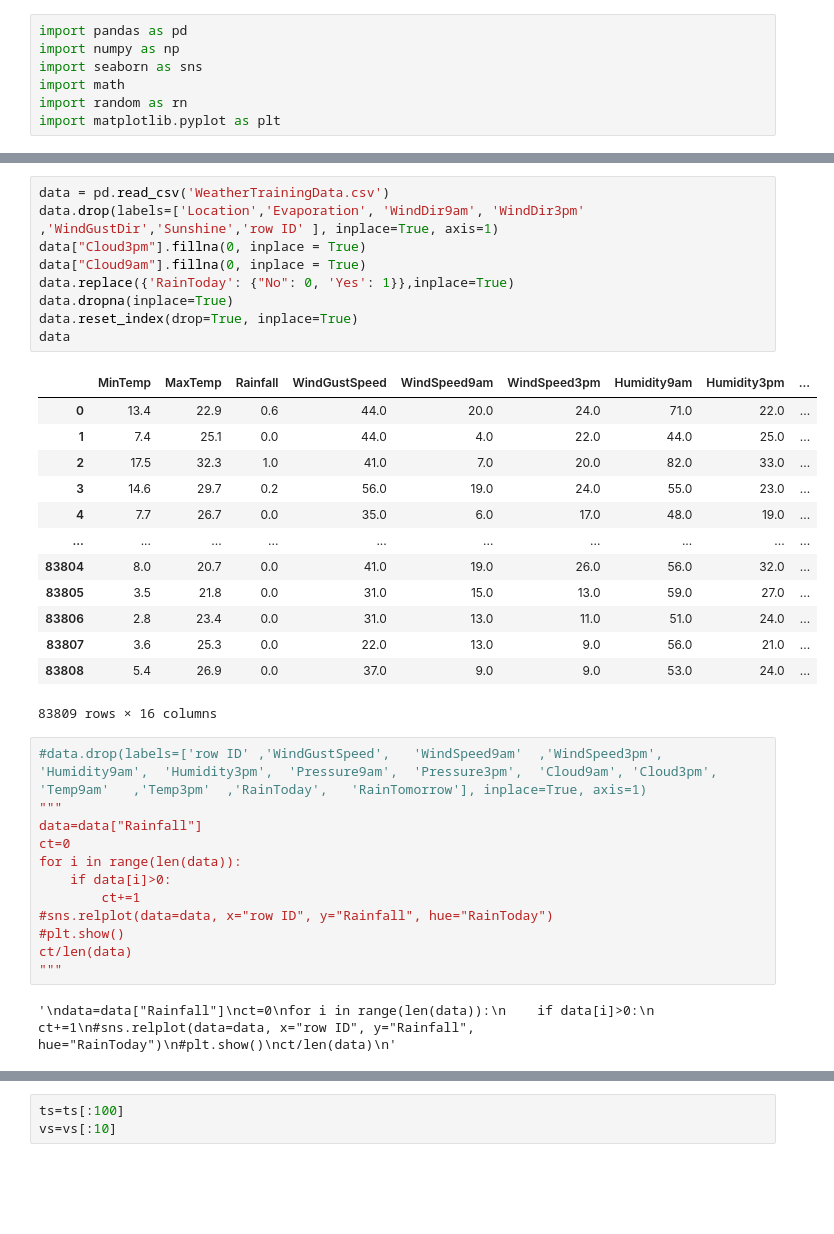
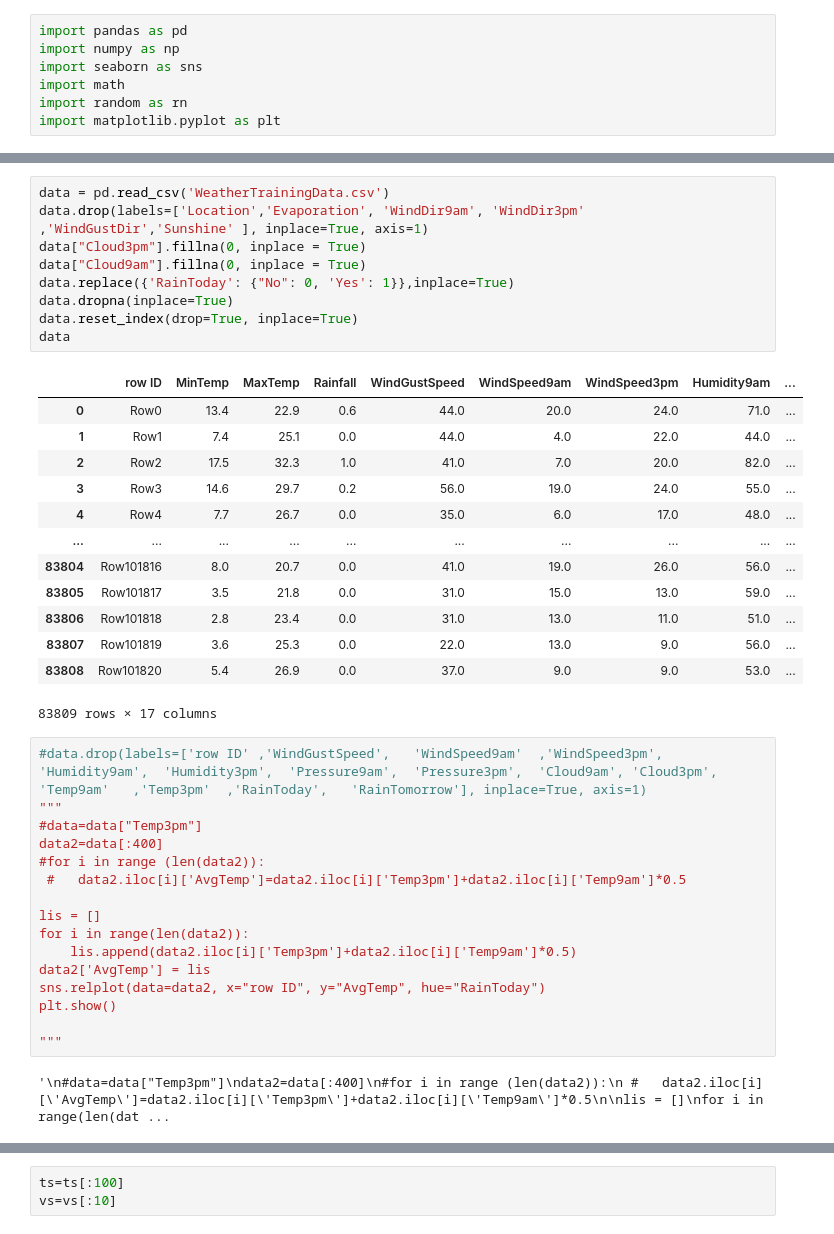
Before and after one commit to LukaszSzary/ProjectAI, a Jupyter notebook: data-processing.ipynb, the cells around one changed output, grey strips where cells are left out. Cells and saved outputs as stored; diff of their text form; blank space fills up the shorter version.

```diff
--- a/data-processing.ipynb
+++ b/data-processing.ipynb
@@ -58,40 +71,44 @@ def knnRain(recs,k):
 # %%
 data = pd.read_csv('WeatherTrainingData.csv')
-data.drop(labels=['Location','Evaporation', 'WindDir9am', 'WindDir3pm' ,'WindGustDir','Sunshine','row ID' ], inplace=True, axis=1)
+data.drop(labels=['Location','Evaporation', 'WindDir9am', 'WindDir3pm' ,'WindGustDir','Sunshine' ], inplace=True, axis=1)
 data["Cloud3pm"].fillna(0, inplace = True)
 data["Cloud9am"].fillna(0, inplace = True)
 data.replace({'RainToday': {"No": 0, 'Yes': 1}},inplace=True)
 data.dropna(inplace=True)
 data.reset_index(drop=True, inplace=True)
 data
 # %% [output]
-|  | MinTemp | MaxTemp | Rainfall | WindGustSpeed | WindSpeed9am | WindSpeed3pm | Humidity9am | Humidity3pm | ... |
-| 0 | 13.4 | 22.9 | 0.6 | 44.0 | 20.0 | 24.0 | 71.0 | 22.0 | ... |
-| 1 | 7.4 | 25.1 | 0.0 | 44.0 | 4.0 | 22.0 | 44.0 | 25.0 | ... |
-| 2 | 17.5 | 32.3 | 1.0 | 41.0 | 7.0 | 20.0 | 82.0 | 33.0 | ... |
-| 3 | 14.6 | 29.7 | 0.2 | 56.0 | 19.0 | 24.0 | 55.0 | 23.0 | ... |
-| 4 | 7.7 | 26.7 | 0.0 | 35.0 | 6.0 | 17.0 | 48.0 | 19.0 | ... |
+|  | row ID | MinTemp | MaxTemp | Rainfall | WindGustSpeed | WindSpeed9am | WindSpeed3pm | Humidity9am | ... |
+| 0 | Row0 | 13.4 | 22.9 | 0.6 | 44.0 | 20.0 | 24.0 | 71.0 | ... |
+| 1 | Row1 | 7.4 | 25.1 | 0.0 | 44.0 | 4.0 | 22.0 | 44.0 | ... |
+| 2 | Row2 | 17.5 | 32.3 | 1.0 | 41.0 | 7.0 | 20.0 | 82.0 | ... |
+| 3 | Row3 | 14.6 | 29.7 | 0.2 | 56.0 | 19.0 | 24.0 | 55.0 | ... |
+| 4 | Row4 | 7.7 | 26.7 | 0.0 | 35.0 | 6.0 | 17.0 | 48.0 | ... |
 | ... | ... | ... | ... | ... | ... | ... | ... | ... | ... |
-| 83804 | 8.0 | 20.7 | 0.0 | 41.0 | 19.0 | 26.0 | 56.0 | 32.0 | ... |
-| 83805 | 3.5 | 21.8 | 0.0 | 31.0 | 15.0 | 13.0 | 59.0 | 27.0 | ... |
-| 83806 | 2.8 | 23.4 | 0.0 | 31.0 | 13.0 | 11.0 | 51.0 | 24.0 | ... |
-| 83807 | 3.6 | 25.3 | 0.0 | 22.0 | 13.0 | 9.0 | 56.0 | 21.0 | ... |
-| 83808 | 5.4 | 26.9 | 0.0 | 37.0 | 9.0 | 9.0 | 53.0 | 24.0 | ... |
+| 83804 | Row101816 | 8.0 | 20.7 | 0.0 | 41.0 | 19.0 | 26.0 | 56.0 | ... |
+| 83805 | Row101817 | 3.5 | 21.8 | 0.0 | 31.0 | 15.0 | 13.0 | 59.0 | ... |
+| 83806 | Row101818 | 2.8 | 23.4 | 0.0 | 31.0 | 13.0 | 11.0 | 51.0 | ... |
+| 83807 | Row101819 | 3.6 | 25.3 | 0.0 | 22.0 | 13.0 | 9.0 | 56.0 | ... |
+| 83808 | Row101820 | 5.4 | 26.9 | 0.0 | 37.0 | 9.0 | 9.0 | 53.0 | ... |
-83809 rows × 16 columns
+83809 rows × 17 columns
 # %%
 #data.drop(labels=['row ID' ,'WindGustSpeed',	'WindSpeed9am'	,'WindSpeed3pm',	'Humidity9am',	'Humidity3pm',	'Pressure9am',	'Pressure3pm',	'Cloud9am',	'Cloud3pm',	'Temp9am'	,'Temp3pm'	,'RainToday',	'RainTomorrow'], inplace=True, axis=1)
 """
-data=data["Rainfall"]
-ct=0
-for i in range(len(data)):
-    if data[i]>0:
-        ct+=1
-#sns.relplot(data=data, x="row ID", y="Rainfall", hue="RainToday")
-#plt.show()
-ct/len(data)
+#data=data["Temp3pm"]
+data2=data[:400]
+#for i in range (len(data2)):
+ #   data2.iloc[i]['AvgTemp']=data2.iloc[i]['Temp3pm']+data2.iloc[i]['Temp9am']*0.5
+
+lis = []
+for i in range(len(data2)):
+    lis.append(data2.iloc[i]['Temp3pm']+data2.iloc[i]['Temp9am']*0.5)
+data2['AvgTemp'] = lis
+sns.relplot(data=data2, x="row ID", y="AvgTemp", hue="RainToday")
+plt.show()
+
 """
 # %% [output]
-'\ndata=data["Rainfall"]\nct=0\nfor i in range(len(data)):\n    if data[i]>0:\n        ct+=1\n#sns.relplot(data=data, x="row ID", y="Rainfall", hue="RainToday")\n#plt.show()\nct/len(data)\n'
+'\n#data=data["Temp3pm"]\ndata2=data[:400]\n#for i in range (len(data2)):\n #   data2.iloc[i][\'AvgTemp\']=data2.iloc[i][\'Temp3pm\']+data2.iloc[i][\'Temp9am\']*0.5\n\nlis = []\nfor i in range(len(dat ...
 # %%
 
 values=data.select_dtypes(exclude="object")
```
Also changed, not shown: parts of 8 cells of this notebook.
